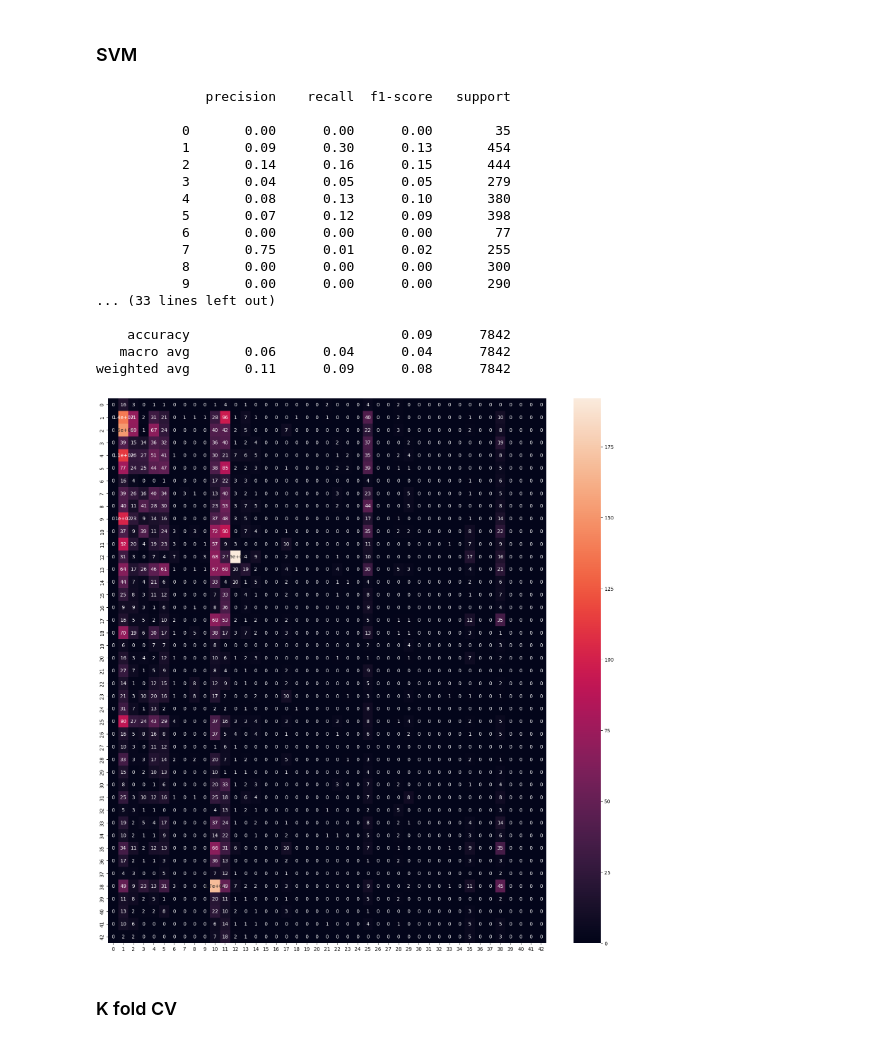
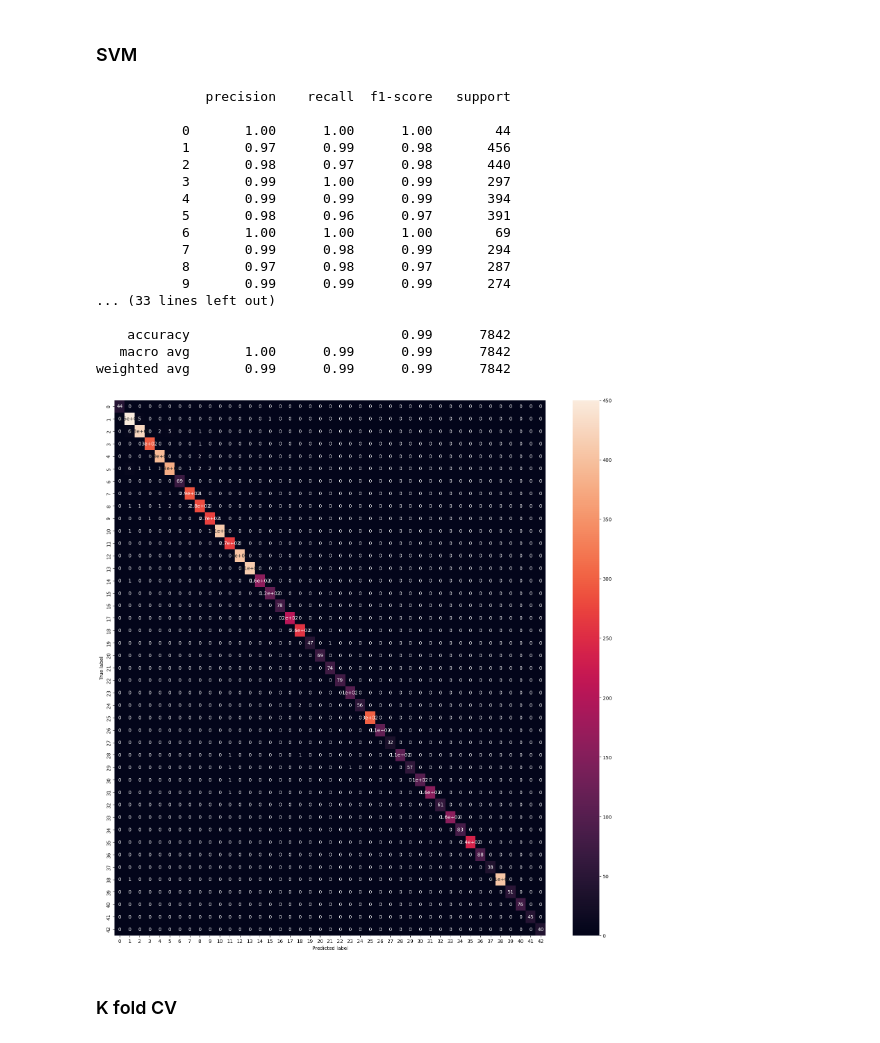
Before and after one commit to SysteM1922/projeto-taa-1, a Jupyter notebook: project.ipynb, the cells around one changed output. Saved outputs shown, nothing was run; the diff lists cells and outputs as text; code cells hidden in the pictures.

```diff
--- a/project.ipynb
+++ b/project.ipynb
@@ -242,45 +239,48 @@ def extract_lbp_features(image, radius=1, n_points=8):
     hist /= (hist.sum() + 1e-7)  # normalizar o histograma
     return hist
 
-#X_train_hog = np.array([extract_hog_features(image) for image in X_train])
-#X_test_hog = np.array([extract_hog_features(image) for image in X_test])
+X_train_hog = np.array([extract_hog_features(image) for image in X_train])
+X_test_hog = np.array([extract_hog_features(image) for image in X_test])
 
-X_train_lbp = np.array([extract_lbp_features(image) for image in X_train])
-X_test_lbp = np.array([extract_lbp_features(image) for image in X_test])
+#X_train_lbp = np.array([extract_lbp_features(image) for image in X_train])
+#X_test_lbp = np.array([extract_lbp_features(image) for image in X_test])
 # %%
 clf = SVC(kernel='poly', C=100, decision_function_shape='ovo')
-history = clf.fit(X_train_lbp, y_train)
-y_pred = clf.predict(X_test_lbp)
+history = clf.fit(X_train_hog, y_train)
 # %%
+y_pred = clf.predict(X_test_hog)
 cf = confusion_matrix(y_test, y_pred)
 
 df_cm = pd.DataFrame(cf, index = classes,  columns = classes)
 plt.figure(figsize = (20,20))
 sns.heatmap(df_cm, annot=True)
+plt.xlabel('Predicted label')
+plt.ylabel('True label')
+plt.savefig('confusion_matrix.png')
 classes = [str(x) for x in sorted(np.unique(image_labels))]
 print(classification_report(y_test, y_pred, target_names=classes))
 
 pred = y_pred
 labels = y_test
 # %% [output]
               precision    recall  f1-score   support
 
-           0       0.00      0.00      0.00        35
-           1       0.09      0.30      0.13       454
-           2       0.14      0.16      0.15       444
-           3       0.04      0.05      0.05       279
-           4       0.08      0.13      0.10       380
-           5       0.07      0.12      0.09       398
-           6       0.00      0.00      0.00        77
-           7       0.75      0.01      0.02       255
-           8       0.00      0.00      0.00       300
-           9       0.00      0.00      0.00       290
+           0       1.00      1.00      1.00        44
+           1       0.97      0.99      0.98       456
+           2       0.98      0.97      0.98       440
+           3       0.99      1.00      0.99       297
+           4       0.99      0.99      0.99       394
+           5       0.98      0.96      0.97       391
+           6       1.00      1.00      1.00        69
+           7       0.99      0.98      0.99       294
+           8       0.97      0.98      0.97       287
+           9       0.99      0.99      0.99       274
 ... (33 lines left out)
 
-    accuracy                           0.09      7842
-   macro avg       0.06      0.04      0.04      7842
-weighted avg       0.11      0.09      0.08      7842
+    accuracy                           0.99      7842
+   macro avg       1.00      0.99      0.99      7842
+weighted avg       0.99      0.99      0.99      7842
-[figure, old version]
+[figure, new version]
 # %%
 filename = 'svc_model_poly_c100_lbp_ovo.sav'
 pickle.dump(clf, open(filename, 'wb'))
```
Also changed, not shown: parts of 11 cells of this notebook, 4 other files.
